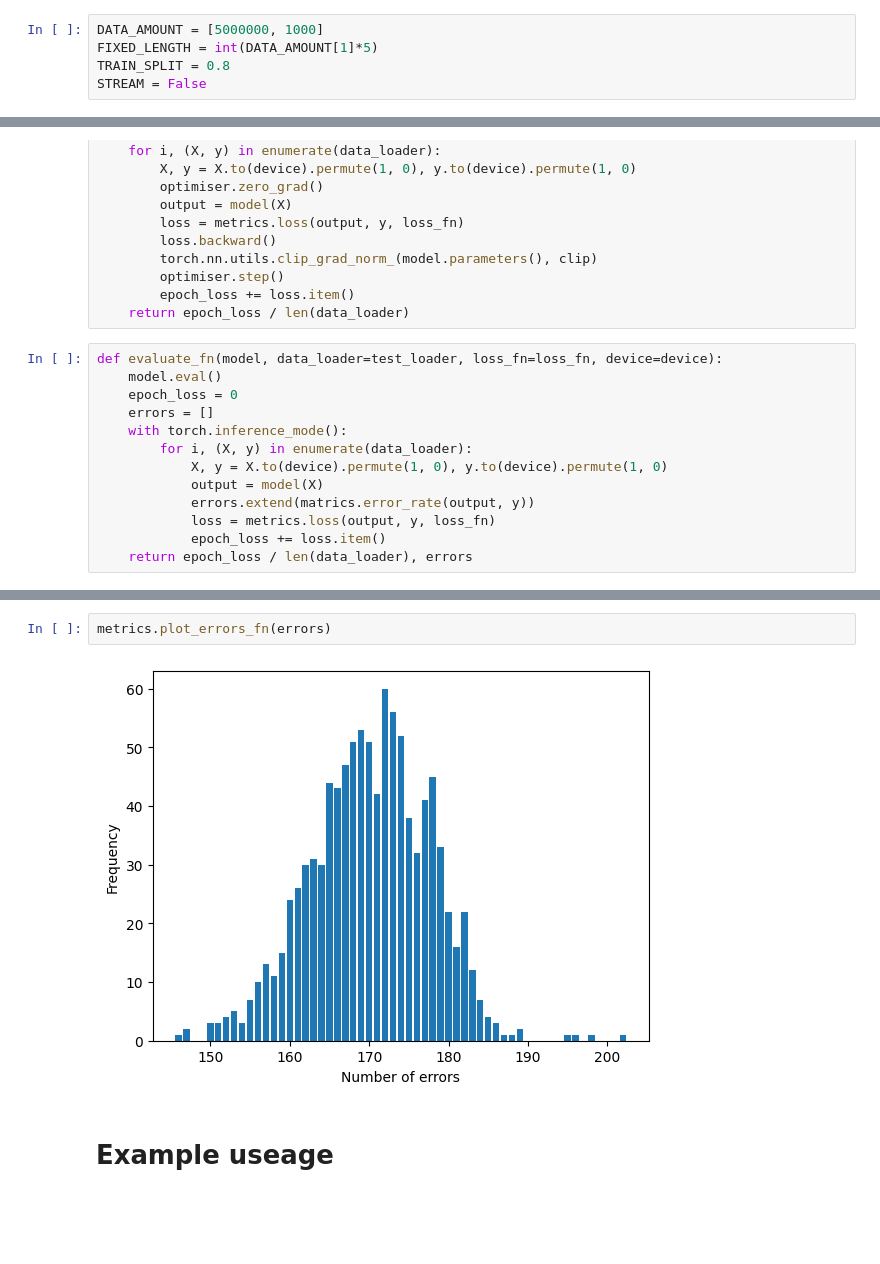
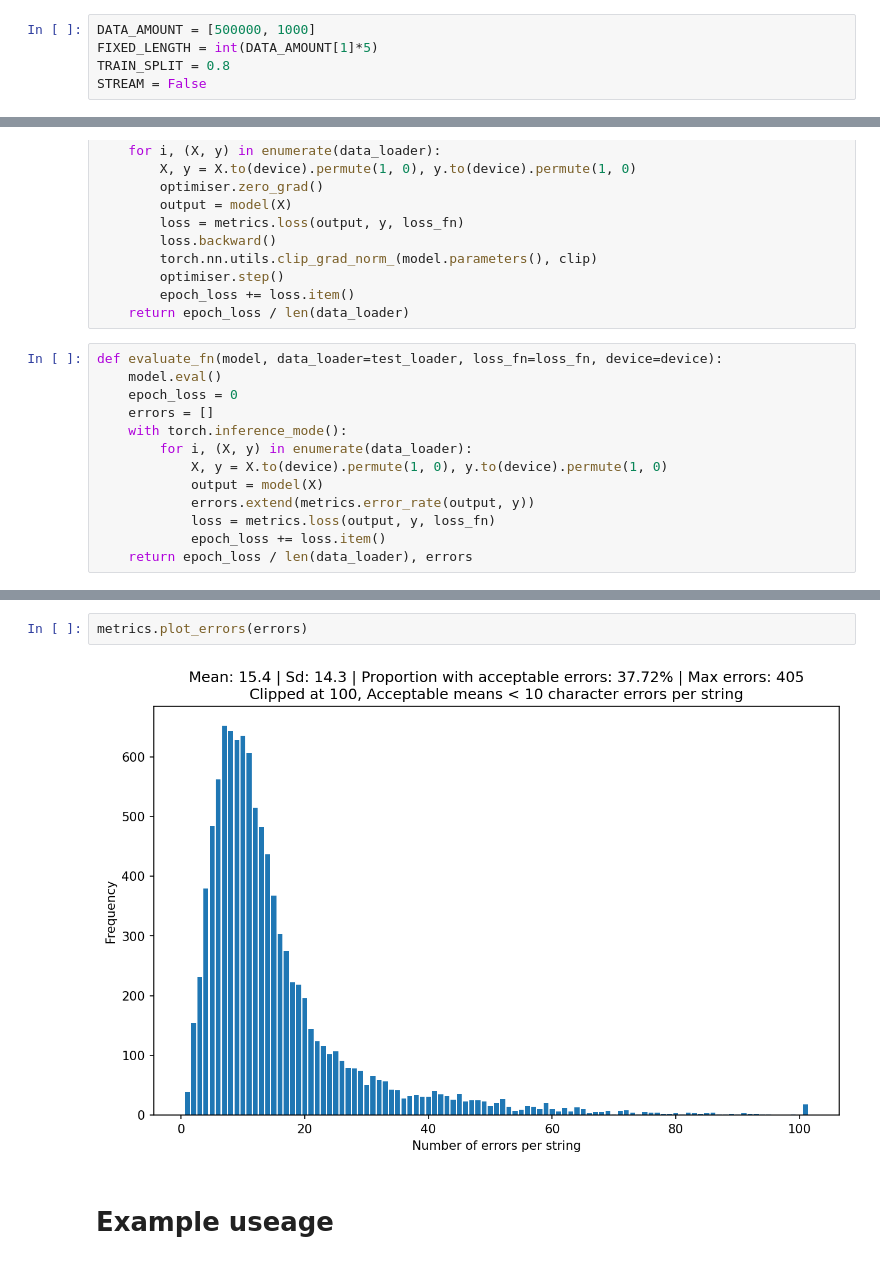
Before and after one commit to TristanHodgson/Code-breaking-NN, a Jupyter notebook: 01_LSTM_train.ipynb, the cells around one changed output, grey strips where cells are left out. Cells and saved outputs as stored; diff of their text form; blank space fills up the shorter version.

Commit message:
Adding more metrics

```diff
--- a/01_LSTM_train.ipynb
+++ b/01_LSTM_train.ipynb
@@ -10,7 +10,7 @@ SOS_TOKEN = 29
 EOS_TOKEN = 28
 VOCAB_SIZE = 30
 # %%
-DATA_AMOUNT = [5000000, 1000]
+DATA_AMOUNT = [500000, 1000]
 FIXED_LENGTH = int(DATA_AMOUNT[1]*5)
 TRAIN_SPLIT = 0.8
 STREAM = False
@@ -148,7 +148,7 @@ def evaluate_fn(model, data_loader=test_loader, loss_fn=loss_fn, device=device):
         for i, (X, y) in enumerate(data_loader):
             X, y = X.to(device).permute(1, 0), y.to(device).permute(1, 0)
             output = model(X)
-            errors.extend(matrics.error_rate(output, y))
+            errors.extend(metrics.error_rate(output, y))
             loss = metrics.loss(output, y, loss_fn)
             epoch_loss += loss.item()
     return epoch_loss / len(data_loader), errors
@@ -171,7 +169,7 @@ Train Loss: 2.227 | Test Loss 2.222
 # %%
-metrics.plot_errors_fn(errors)
+metrics.plot_errors(errors)
 # %% [output]
-[figure, old version]
+[figure, new version]
 # %% [markdown]
 # Example useage
 # %%
```
Also changed, not shown: parts of 8 cells of this notebook, 1 other file.
